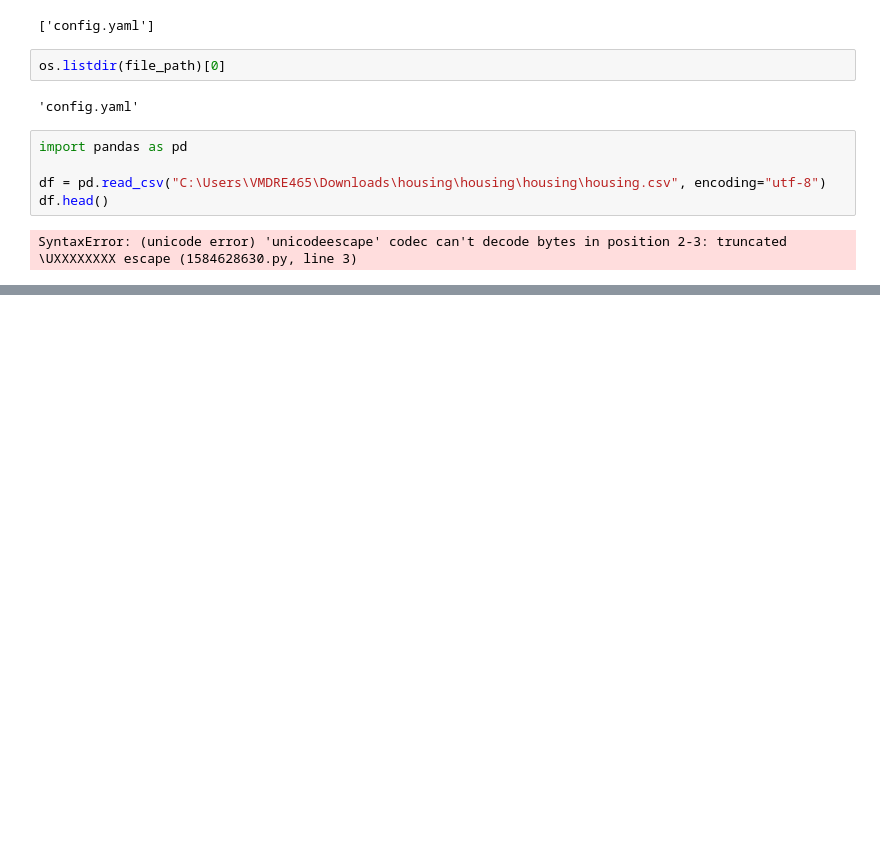
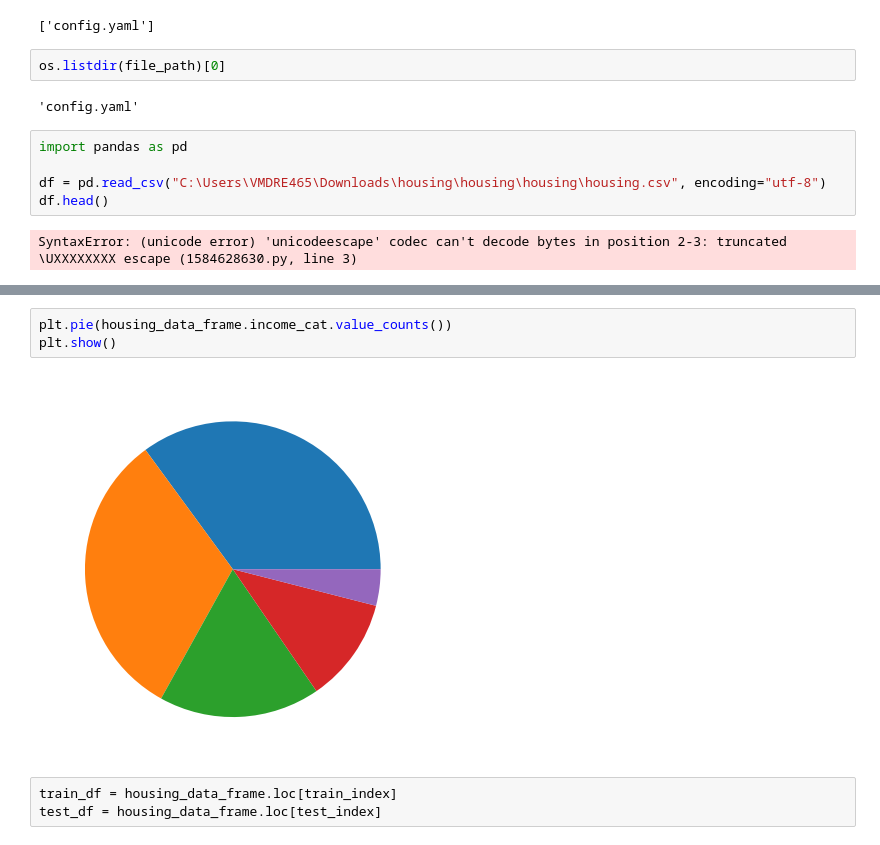
Before and after one commit to LijiAlex/FSDS_first_ml_project, a Jupyter notebook: notebook/example.ipynb, the cells around one changed output, grey strips where cells are left out. Drawn from its saved outputs; the diff is of its cells as text; blank space fills up the shorter version.

```diff
--- a/notebook/example.ipynb
+++ b/notebook/example.ipynb
@@ -169,0 +272,8 @@ SyntaxError: (unicode error) 'unicodeescape' codec can't decode bytes in positio
+# %%
+plt.pie(housing_data_frame.income_cat.value_counts())
+plt.show()
+# %% [output]
+[figure, added]
+# %%
+train_df = housing_data_frame.loc[train_index]
+test_df = housing_data_frame.loc[test_index]
```
Also changed, not shown: parts of 30 cells of this notebook, 2 other files.
